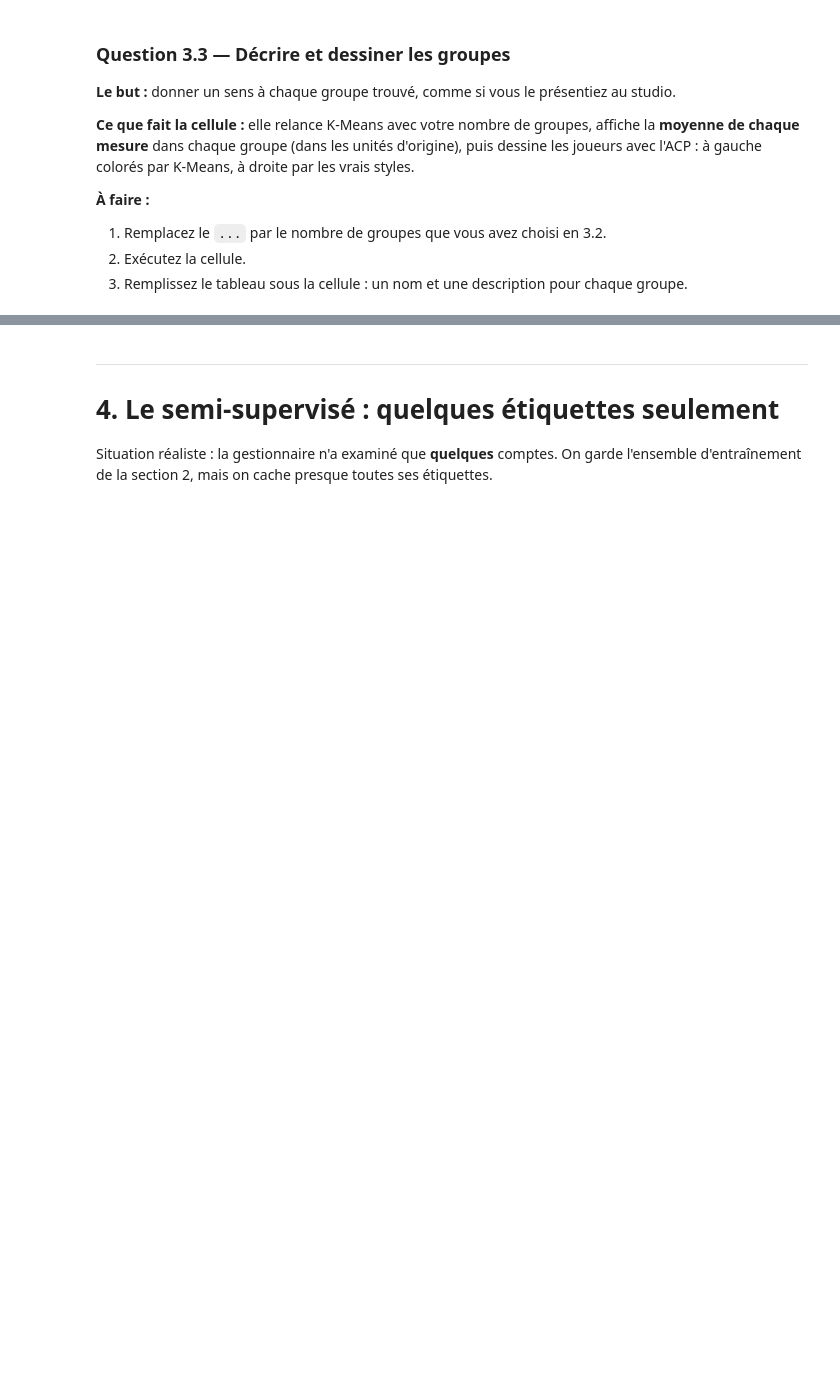
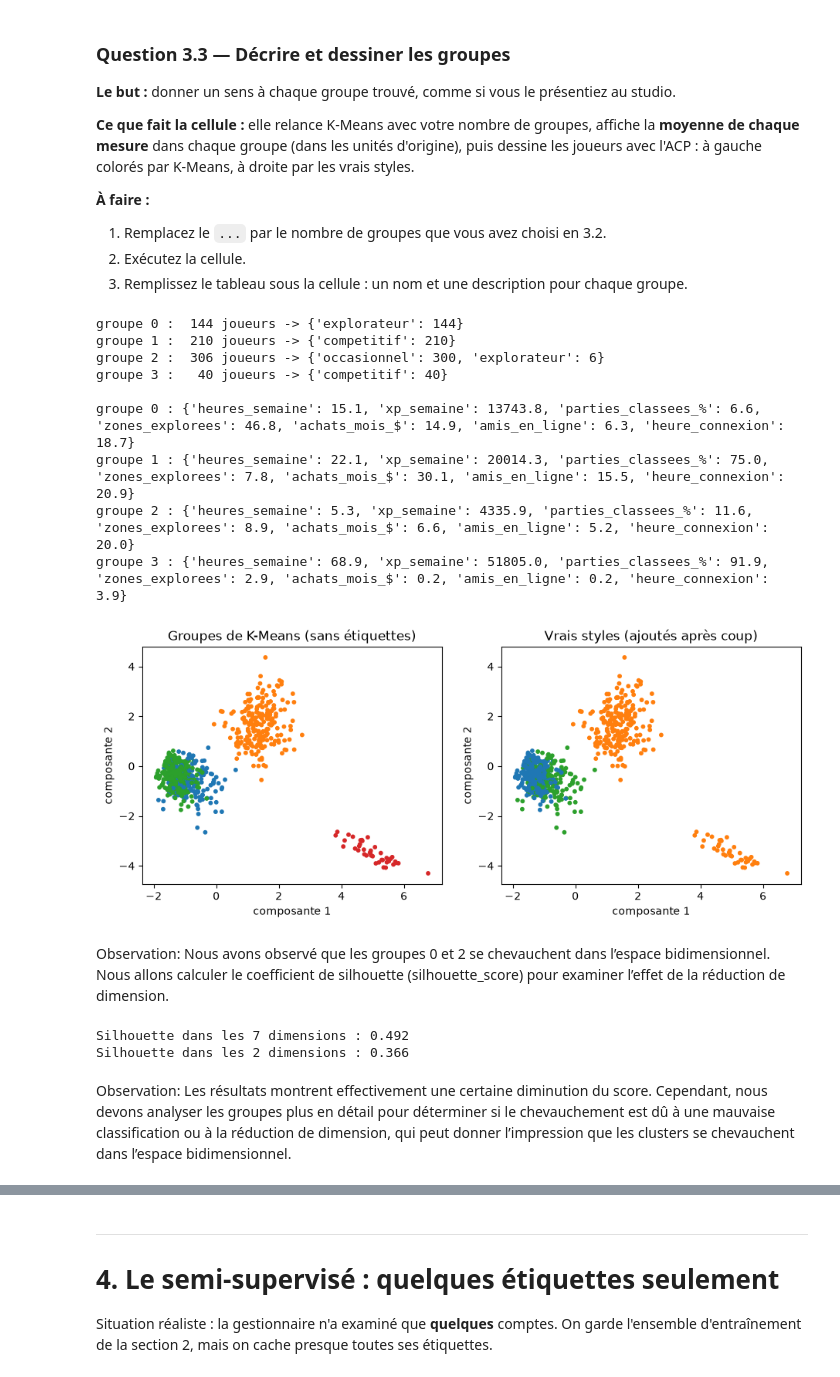
Before and after one commit to xuan996-labo/tp2-ia, a Jupyter notebook: TP2_depart.ipynb, the cells around one changed output, grey strips where cells are left out. Drawn from its saved outputs; the diff is of its cells as text; code cells hidden in the pictures; blank space fills up the shorter version.

Commit message:
[Add] Complete Partie 3 - apprentissage non supervisé

```diff
--- a/TP2_depart.ipynb
+++ b/TP2_depart.ipynb
@@ -341,25 +370,53 @@ for k in [3, 4]:
 2. Exécutez la cellule.
 3. Remplissez le tableau sous la cellule : un nom et une description pour chaque groupe.
 # %%
-K_CHOISI = ...                                       # ← à compléter
+K_CHOISI = 4                                   # ← à compléter
 groupes_choisis = KMeans(n_clusters=K_CHOISI, n_init=10, random_state=0).fit_predict(X_echelle)
 contenu(groupes_choisis, K_CHOISI)
 print()
 for g in range(K_CHOISI):
     moyennes = X[groupes_choisis == g].mean(axis=0)            # mesures d'origine, pas X_echelle
     print(f"groupe {g} :", {nom: round(float(v), 1) for nom, v in zip(colonnes, moyennes)})
 
 deux = PCA(n_components=2).fit_transform(X_echelle)        # l'ACP : 7 mesures -> 2 nombres
 couleurs = np.array(["tab:blue", "tab:orange", "tab:green", "tab:red", "tab:purple", "tab:brown", "tab:pink", "tab:gray"])
 fig, axes = plt.subplots(1, 2, figsize=(11, 4))
 axes[0].scatter(deux[:, 0], deux[:, 1], c=couleurs[groupes_choisis], s=10)
 axes[0].set_title("Groupes de K-Means (sans étiquettes)")
 axes[1].scatter(deux[:, 0], deux[:, 1], c=couleurs[y], s=10)
 axes[1].set_title("Vrais styles (ajoutés après coup)")
 for a in axes:
     a.set_xlabel("composante 1")
     a.set_ylabel("composante 2")
 plt.show()
+# %% [output]
+groupe 0 :  144 joueurs -> {'explorateur': 144}
+groupe 1 :  210 joueurs -> {'competitif': 210}
+groupe 2 :  306 joueurs -> {'occasionnel': 300, 'explorateur': 6}
+groupe 3 :   40 joueurs -> {'competitif': 40}
+
+groupe 0 : {'heures_semaine': 15.1, 'xp_semaine': 13743.8, 'parties_classees_%': 6.6, 'zones_explorees': 46.8, 'achats_mois_$': 14.9, 'amis_en_ligne': 6.3, 'heure_connexion': 18.7}
+groupe 1 : {'heures_semaine': 22.1, 'xp_semaine': 20014.3, 'parties_classees_%': 75.0, 'zones_explorees': 7.8, 'achats_mois_$': 30.1, 'amis_en_ligne': 15.5, 'heure_connexion': 20.9}
+groupe 2 : {'heures_semaine': 5.3, 'xp_semaine': 4335.9, 'parties_classees_%': 11.6, 'zones_explorees': 8.9, 'achats_mois_$': 6.6, 'amis_en_ligne': 5.2, 'heure_connexion': 20.0}
+groupe 3 : {'heures_semaine': 68.9, 'xp_semaine': 51805.0, 'parties_classees_%': 91.9, 'zones_explorees': 2.9, 'achats_mois_$': 0.2, 'amis_en_ligne': 0.2, 'heure_connexion': 3.9}
+[figure, added]
+# %% [markdown]
+Observation: Nous avons observé que les groupes 0 et 2 se chevauchent dans l’espace bidimensionnel. Nous allons calculer le coefficient de silhouette (silhouette_score) pour examiner l’effet de la réduction de dimension.
+# %%
+from sklearn.metrics import silhouette_score
+
+score_7d = silhouette_score(X_echelle, groupes_choisis)
+
+deux = PCA(n_components=2).fit_transform(X_echelle)
+score_2d = silhouette_score(deux, groupes_choisis)
+
+print("Silhouette dans les 7 dimensions :", round(score_7d, 3))
+print("Silhouette dans les 2 dimensions :", round(score_2d, 3))
+# %% [output]
+Silhouette dans les 7 dimensions : 0.492
+Silhouette dans les 2 dimensions : 0.366
+# %% [markdown]
+Observation: Les résultats montrent effectivement une certaine diminution du score. Cependant, nous devons analyser les groupes plus en détail pour déterminer si le chevauchement est dû à une mauvaise classification ou à la réduction de dimension, qui peut donner l’impression que les clusters se chevauchent dans l’espace bidimensionnel.
 # %% [markdown]
 | Groupe | Nom que vous lui donnez | Ce qui le caractérise (avec les moyennes) |
 |---|---|---|
```
Also changed, not shown: parts of 6 cells of this notebook, 1 other file.
